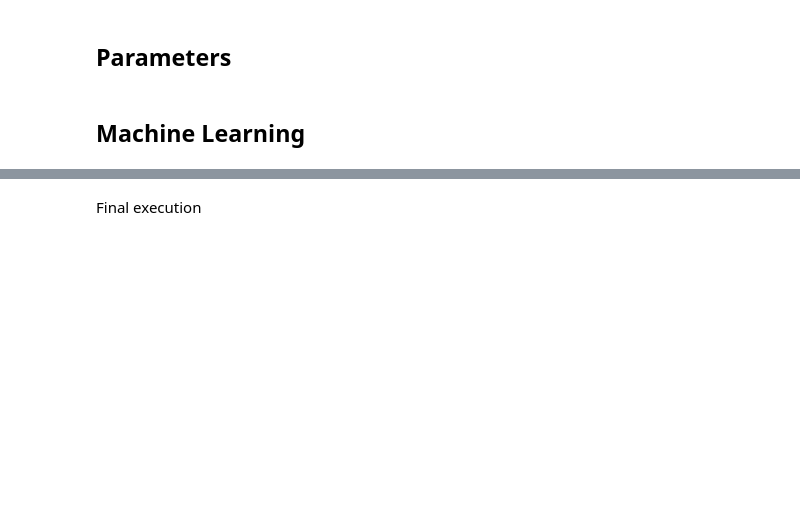
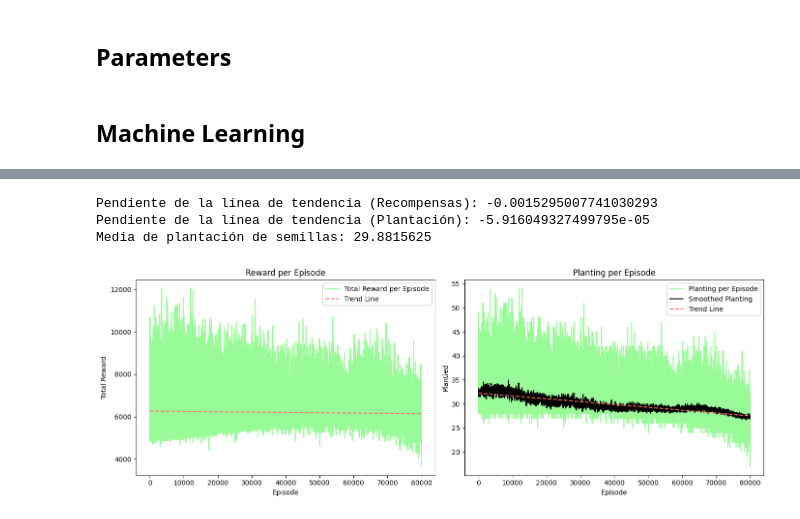
Before and after one commit to AndresDlg562/MultiagentesSimulacion, a Jupyter notebook: simulacion.ipynb, the cells around one changed output, grey strips where cells are left out. Drawn from its saved outputs; the diff is of its cells as text; code cells hidden in the pictures; blank space fills up the shorter version.

```diff
--- a/simulacion.ipynb
+++ b/simulacion.ipynb
@@ -330,9 +328,7 @@ class TractorModel(ap.Model):
 
     def _initialize_environment(self):
         """Initialize the environment, agents, and their targets."""
-        self.Collected = 0
         self.steps = 0
-        self.planted = 0
         self.max_steps = self.p.max_steps
         self.np_grid = np.zeros((self.p.grid_size, self.p.grid_size))
 
@@ -363,9 +359,7 @@ class TractorModel(ap.Model):
 
     def _restore_environment(self):
         """Restore the environment to its initial state."""
-        self.Collected = 0
         self.steps = 0
-        self.planted = 0
         self.max_steps = self.p.max_steps
         self.np_grid = np.zeros((self.p.grid_size, self.p.grid_size))
 
@@ -535,7 +529,7 @@ planting_per_episode = []
 model = TractorModel(tractorParameters)
 model.setup()
 
-num_episodes = 1000000
+num_episodes = 80000
 
 def run_episode(episode, save_gif=False):
     model.reset()
@@ -546,10 +540,11 @@ def run_episode(episode, save_gif=False):
     if episode == num_episodes - 1:
         epsilon = 0
     else:
-        epsilon_start = 0.9  # Valor inicial de epsilon
-        epsilon_end = 0.6   # Valor final de epsilon
+        epsilon_start = 1.0  # Valor inicial de epsilon
+        epsilon_end = 0.01    # Valor final de epsilon, no cero
         epsilon_decay_rate = epsilon_start - epsilon_end
-        epsilon = max(epsilon_end, epsilon_start - (epsilon_decay_rate * episode / (num_episodes / 2)))
+        epsilon = max(epsilon_end, epsilon_start - (epsilon_decay_rate * episode / num_episodes))
+
 
     for tractor in model.agents:
         tractor.epsilon = epsilon
@@ -586,4 +581,10 @@ for episode in range(num_episodes):
     # Monitorear el progreso cada 10 episodios
     if episode == num_episodes - 1 or episode % 100 == 0:
         print(f'Episodio {episode + 1}/{num_episodes}, Recompensa total: {total_reward:.2f}, Epsilon: {epsilon:.2f}, Plantados: {total_planted:.2f}')
+
+# Guardar la tabla Q al final del entrenamiento
+with open('q_table.pkl', 'wb') as f:
+    pickle.dump(model.agents.q_table, f)
+
+print("Tabla Q guardada exitosamente en 'q_table_final.pkl'")
 # %% [output]
@@ -638,2 +607,0 @@ plt.show()
-# %% [markdown]
-Final execution
@@ -652,0 +608,57 @@ model.step()  # Ejecutar pasos del modelo utilizando la Q-table cargada
+# %%
+# Suponiendo que 'rewards_per_episode' y 'planting_per_episode' son listas o arrays con los valores correspondientes
+rewards_per_episode = np.array(rewards_per_episode)  # Asegúrate de que sea un array de NumPy
+planting_per_episode = np.array(planting_per_episode)  # Asegúrate de que sea un array de NumPy
+
+# Colores de moda para 2024
+color_reward = '#98FB98'  # Verde menta
+color_trend_line = '#FF6F61'  # Coral
+color_smoothed_planting = '#000'  # Lavanda
+
+# Ajustar una línea recta (polinomio de grado 1) a los datos de recompensas
+z_rewards = np.polyfit(range(len(rewards_per_episode)), rewards_per_episode, 1)
+p_rewards = np.poly1d(z_rewards)
+
+print(f"Pendiente de la línea de tendencia (Recompensas): {z_rewards[0]}")
+
+
+# Crear la gráfica de recompensas
+plt.figure(figsize=(14, 5))
+
+plt.subplot(1, 2, 1)
+plt.plot(rewards_per_episode, label='Total Reward per Episode', color=color_reward)
+plt.plot(range(len(rewards_per_episode)), p_rewards(range(len(rewards_per_episode))), "r--", label='Trend Line', color=color_trend_line)
+plt.xlabel('Episode')
+plt.ylabel('Total Reward')
+plt.title('Reward per Episode')
+plt.legend()
+
+# Suavizar la serie de datos de plantación de semillas utilizando un promedio móvil
+window_size = 50  # Tamaño de la ventana para el promedio móvil
+smoothed_planting = np.convolve(planting_per_episode, np.ones(window_size)/window_size, mode='valid')
+
+# Ajustar una línea recta (polinomio de grado 1) a los datos de plantación suavizados
+z_planting = np.polyfit(range(len(smoothed_planting)), smoothed_planting, 1)
+p_planting = np.poly1d(z_planting)
+
+print(f"Pendiente de la línea de tendencia (Plantación): {z_planting[0]}")
+print(f"Media de plantación de semillas: {np.mean(planting_per_episode)}")
+
+
+# Crear la gráfica de plantación de semillas
+plt.subplot(1, 2, 2)
+plt.plot(planting_per_episode, label='Planting per Episode', color=color_reward)
+plt.plot(range(len(smoothed_planting)), smoothed_planting, label='Smoothed Planting', color=color_smoothed_planting)
+plt.plot(range(len(smoothed_planting)), p_planting(range(len(smoothed_planting))), "r--", label='Trend Line', color=color_trend_line)
+plt.xlabel('Episode')
+plt.ylabel('Plantied')
+plt.title('Planting per Episode')
+plt.legend()
+
+plt.tight_layout()
+plt.show()
+# %% [output]
+Pendiente de la línea de tendencia (Recompensas): -0.0015295007741030293
+Pendiente de la línea de tendencia (Plantación): -5.916049327499795e-05
+Media de plantación de semillas: 29.8815625
+[figure, added]
```
Also changed, not shown: parts of 5 cells of this notebook, 3 other files.
